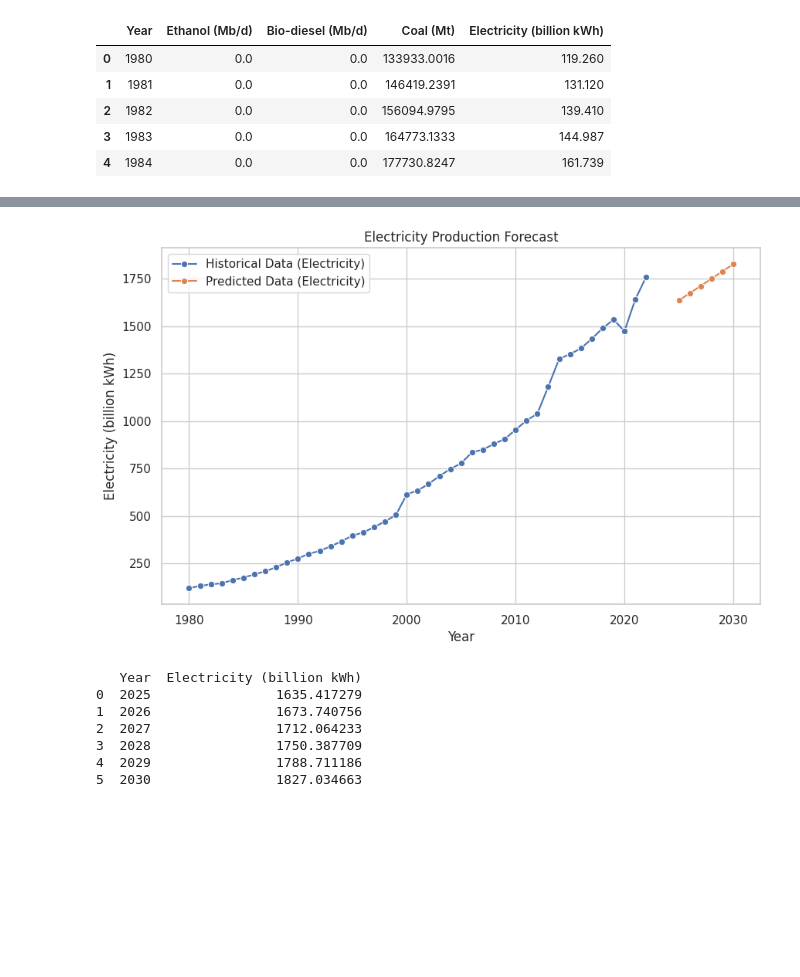
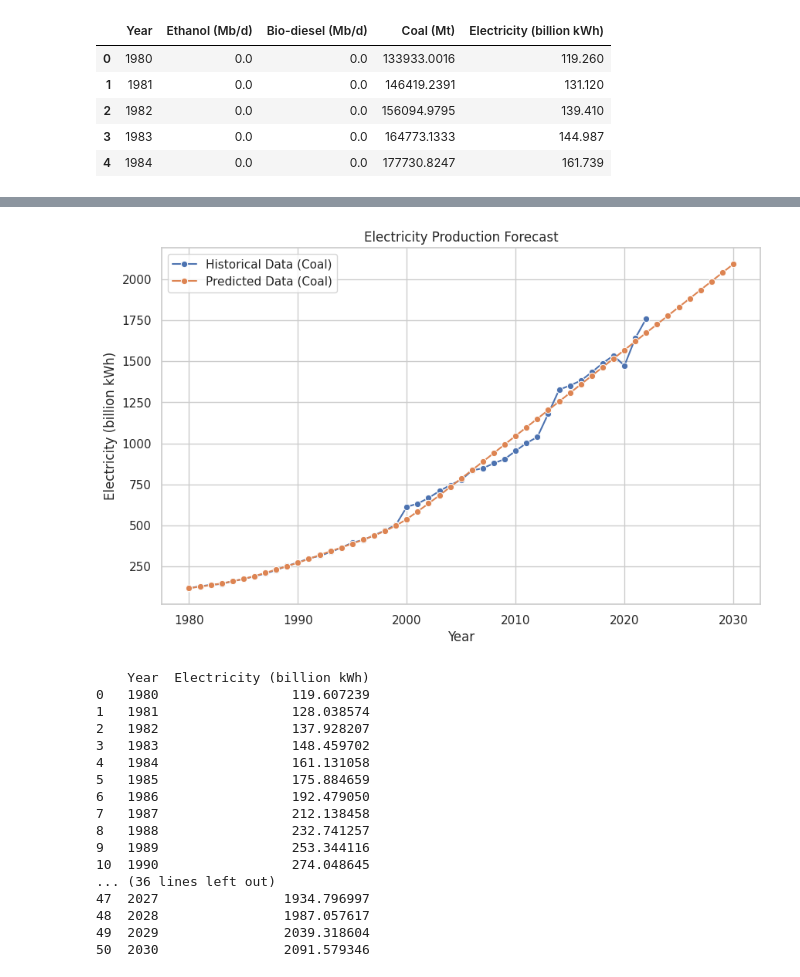
Before and after one commit to DevBehindYou/IndiaEnergyPredict, a Jupyter notebook: IFP.ipynb, the cells around one changed output, grey strips where cells are left out. Drawn from its saved outputs; the diff is of its cells as text; code cells hidden in the pictures; blank space fills up the shorter version.

```diff
--- a/IFP.ipynb
+++ b/IFP.ipynb
@@ -6,5 +12,5 @@ import seaborn as sns
 # %%
-df = pd.read_csv("/content/india biofuel production data.csv")
+df = pd.read_csv("/content/IEPD.csv")
 df.head()
 # %% [output]
 |  | Year | Fuel ethanol (Mb/d) | Biomass-based diesel (Mb/d) | Coal (Mst) | Coal (Mt) | Generation (billion kWh) |
@@ -251,22 +328,31 @@ print(future_years)
 # %%
-from sklearn.linear_model import LinearRegression
-from sklearn.preprocessing import PolynomialFeatures
+# Prepare the data for training
+X = df[['Year']].values
+y = df['Electricity (billion kWh)'].values
 
-# Prepare the data for regression
-X = df[['Year']]
-y = df['Electricity (billion kWh)']
+# Scale the features
+scaler = StandardScaler()
+X_scaled = scaler.fit_transform(X)
 
-# Create a linear regression model
-model = LinearRegression()
+# Build the neural network model
+model = tf.keras.Sequential([
+    tf.keras.layers.Dense(128, activation='relu', input_shape=[1]),
+    tf.keras.layers.Dense(128, activation='relu'),
+    tf.keras.layers.Dense(1)
+])
 
-# Fit the model
-model.fit(X, y)
+# Compile the model
+model.compile(optimizer='adam', loss='mse')
+
+# Train the model
+model.fit(X_scaled, y, epochs=2000, verbose=0)
 
 # Create future years data for prediction (up to 2030)
-future_years = pd.DataFrame({'Year': np.arange(2025, 2031)})
+future_years = pd.DataFrame({'Year': np.arange(1980, 2031)})
+X_future_scaled = scaler.transform(future_years)
 
 # Predict future values
-predictions = model.predict(future_years)
+predictions = model.predict(X_future_scaled).flatten()
 
 # Combine historical and predicted data for plotting
 future_years['Electricity (billion kWh)'] = predictions
@@ -276,11 +362,11 @@ df_combined = pd.concat([df, future_years])
 fig, ax = plt.subplots(figsize=(10, 6))
 sns.set(style="whitegrid")
 
-# Plot historical data for bio-diesel
-sns.lineplot(x=df['Year'], y=df['Electricity (billion kWh)'], marker='o', label='Historical Data (Electricity)', ax=ax)
+# Plot historical data for electricity
+sns.lineplot(x=df['Year'], y=df['Electricity (billion kWh)'], marker='o', label='Historical Data (Coal)', ax=ax)
 
-# Plot predicted data for bio-diesel
-sns.lineplot(x=future_years['Year'], y=future_years['Electricity (billion kWh)'], marker='o', label='Predicted Data (Electricity)', ax=ax)
+# Plot predicted data for electricity
+sns.lineplot(x=future_years['Year'], y=future_years['Electricity (billion kWh)'], marker='o', label='Predicted Data (Coal)', ax=ax)
 
 # Set labels and title
 plt.xlabel('Year')
@@ -290,6 +376,6 @@ plt.legend()
 plt.grid(True)
 plt.show()
 
-# Display the predicted values for bio-diesel
+# Display the predicted values for electricity
 print(future_years)
 # %% [output]
@@ -296,8 +383,18 @@ print(future_years)
-[figure, old version]
+[figure, new version]
-   Year  Electricity (billion kWh)
-0  2025                1635.417279
-1  2026                1673.740756
-2  2027                1712.064233
-3  2028                1750.387709
-4  2029                1788.711186
-5  2030                1827.034663
+    Year  Electricity (billion kWh)
+0   1980                 119.607239
+1   1981                 128.038574
+2   1982                 137.928207
+3   1983                 148.459702
+4   1984                 161.131058
+5   1985                 175.884659
+6   1986                 192.479050
+7   1987                 212.138458
+8   1988                 232.741257
+9   1989                 253.344116
+10  1990                 274.048645
+... (36 lines left out)
+47  2027                1934.796997
+48  2028                1987.057617
+49  2029                2039.318604
+50  2030                2091.579346
```
Also changed, not shown: parts of 16 cells of this notebook.
